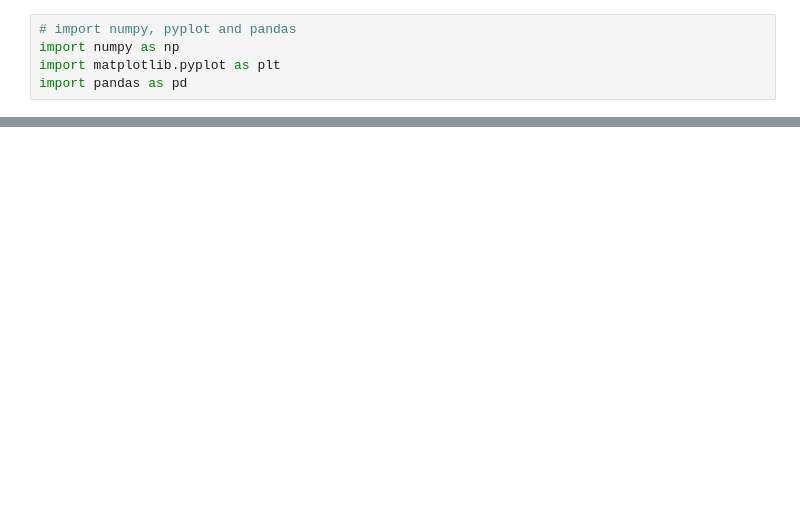
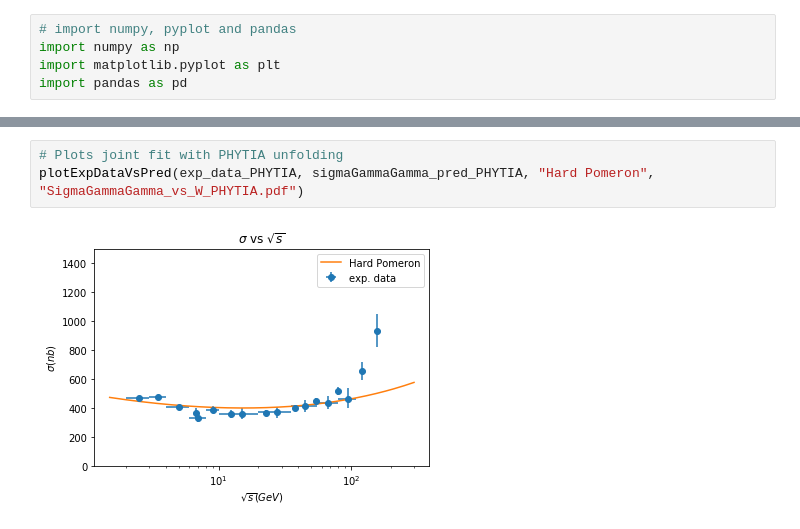
Before and after one commit to artur-amorim/gggpScatteringIHQCD, a Jupyter notebook: plots/SigmaGammaGamma/plotSigmaGammaGamma.ipynb, the cells around one changed output, grey strips where cells are left out. Drawn from its saved outputs; the diff is of its cells as text; blank space fills up the shorter version.

```diff
--- a/plots/SigmaGammaGamma/plotSigmaGammaGamma.ipynb
+++ b/plots/SigmaGammaGamma/plotSigmaGammaGamma.ipynb
@@ -108,0 +54,5 @@ plt.show()
+# %%
+# Plots joint fit with PHYTIA unfolding
+plotExpDataVsPred(exp_data_PHYTIA, sigmaGammaGamma_pred_PHYTIA, "Hard Pomeron", "SigmaGammaGamma_vs_W_PHYTIA.pdf")
+# %% [output]
+[figure, added]
```
Also changed, not shown: parts of 18 cells of this notebook, 2 other files.
